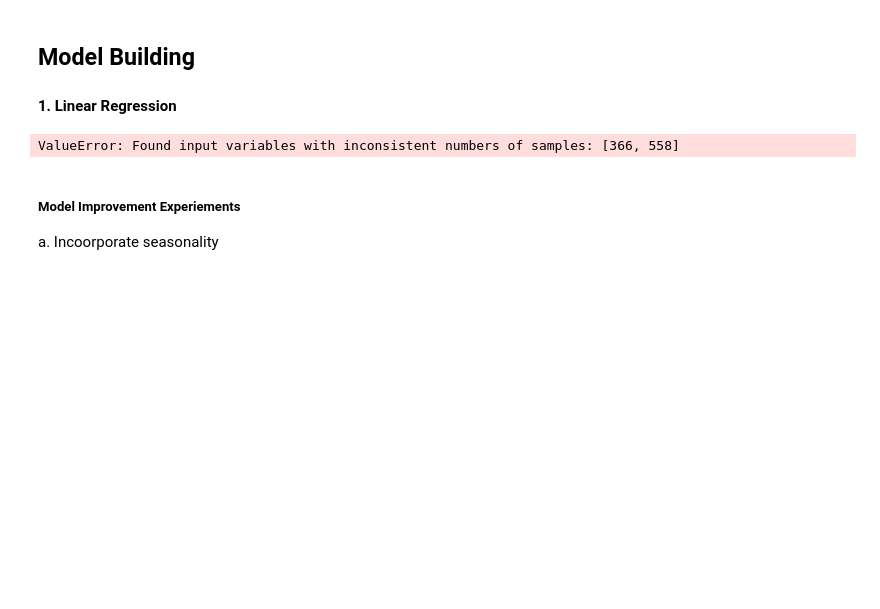
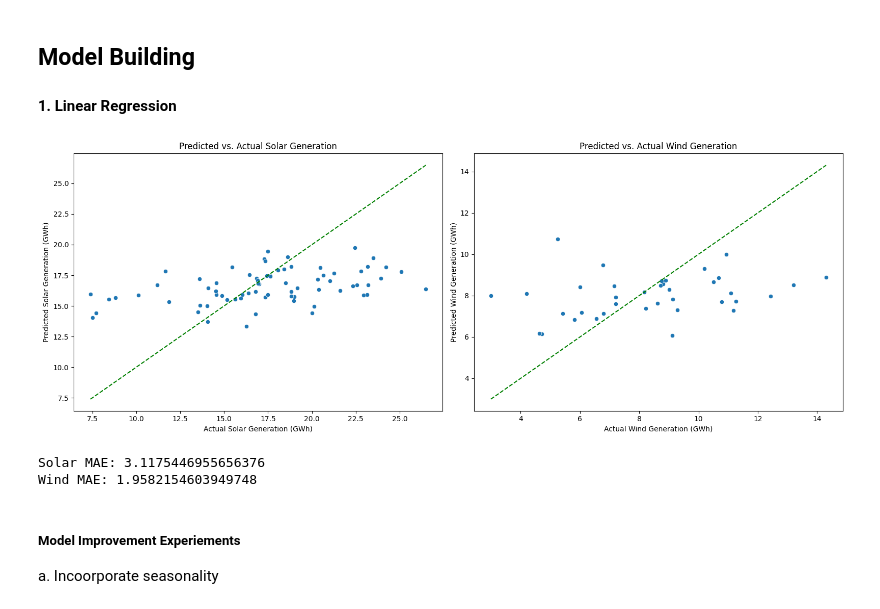
Before and after one commit to Pomtam/Energy-Generation-Forecast, a Jupyter notebook: EnergyGenerationModelling.ipynb, the cells around one changed output. Saved outputs shown, nothing was run; the diff lists cells and outputs as text; code cells hidden in the pictures; blank space fills up the shorter version.

```diff
--- a/EnergyGenerationModelling.ipynb
+++ b/EnergyGenerationModelling.ipynb
@@ -355,12 +356,13 @@ from sklearn.metrics import mean_absolute_error
 import matplotlib.pyplot as plt
 import seaborn as sns
 
+# -- Solar -- #
 ## First, create model for solar energy generation: Solar (Rooftop + Utility) - GWh
 # Features: temperature, solar radiation, DOY (for seasonality)
 
 # Select the features for the model
 # WeatherData_avg = WeatherData_df.groupby('DOY')[['temperature_2m_max', 'shortwave_radiation_sum', 'wind_speed_10m_max']].mean().reset_index() # Group by DOY and take the average for these parameters
-WeatherData_avg = WeatherData_df[['temperature_2m_max', 'shortwave_radiation_sum', 'wind_speed_10m_max']].mean().reset_index() # Group by DOY and take the average for these parameters
+WeatherData_avg = WeatherData_df[['temperature_2m_max', 'shortwave_radiation_sum', 'wind_speed_10m_max']]
 
 EnergyGeneration_clean_df = EnergyGeneration_clean_df.sort_values(by='DOY')
 
@@ -378,7 +380,7 @@ y_pred_solar = model.predict(X_test)
 
 
 
-
+# -- Wind -- #
 ## Second, create model for wind energy generation: Wind - GWh
 # Features: wind speed
 
@@ -391,34 +393,36 @@ y = EnergyGeneration_clean_df['Wind - GWh']
 # Data split, train model, predict
 X_train, X_test, y_train, y_test_wind = train_test_split(X, y, test_size=0.1, random_state=42)
 
 model = LinearRegression()
 model.fit(X_train, y_train)
 y_pred_wind = model.predict(X_test)
 
 # Plot
 fig, axes = plt.subplots(1, 2, figsize=(16, 6))
 
 # Solar plot
 sns.scatterplot(x=y_test_solar, y=y_pred_solar, ax=axes[0])
 axes[0].plot([y_test_solar.min(), y_test_solar.max()], [y_test_solar.min(), y_test_solar.max()], 'g--')  # Ideal 1:1 line
 axes[0].set_xlabel("Actual Solar Generation (GWh)")
 axes[0].set_ylabel("Predicted Solar Generation (GWh)")
 axes[0].set_title("Predicted vs. Actual Solar Generation")
 
 # Wind plot
 sns.scatterplot(x=y_test_wind, y=y_pred_wind, ax=axes[1])
 axes[1].plot([y_test_wind.min(), y_test_wind.max()], [y_test_wind.min(), y_test_wind.max()], 'g--')  # Ideal 1:1 line
 axes[1].set_xlabel("Actual Wind Generation (GWh)")
 axes[1].set_ylabel("Predicted Wind Generation (GWh)")
 axes[1].set_title("Predicted vs. Actual Wind Generation")
 
 plt.tight_layout()
 plt.show()
 
 print("Solar MAE:", mean_absolute_error(y_test_solar, y_pred_solar))
 print("Wind MAE:", mean_absolute_error(y_test_wind, y_pred_wind))
 # %% [output]
+[figure, added]
-ValueError: Found input variables with inconsistent numbers of samples: [366, 558]
+Solar MAE: 3.1175446955656376
+Wind MAE: 1.9582154603949748
 # %% [markdown]
 ##### Model Improvement Experiements
 a. Incoorporate seasonality
```
Also changed, not shown: parts of 23 cells of this notebook, 4 other files.
